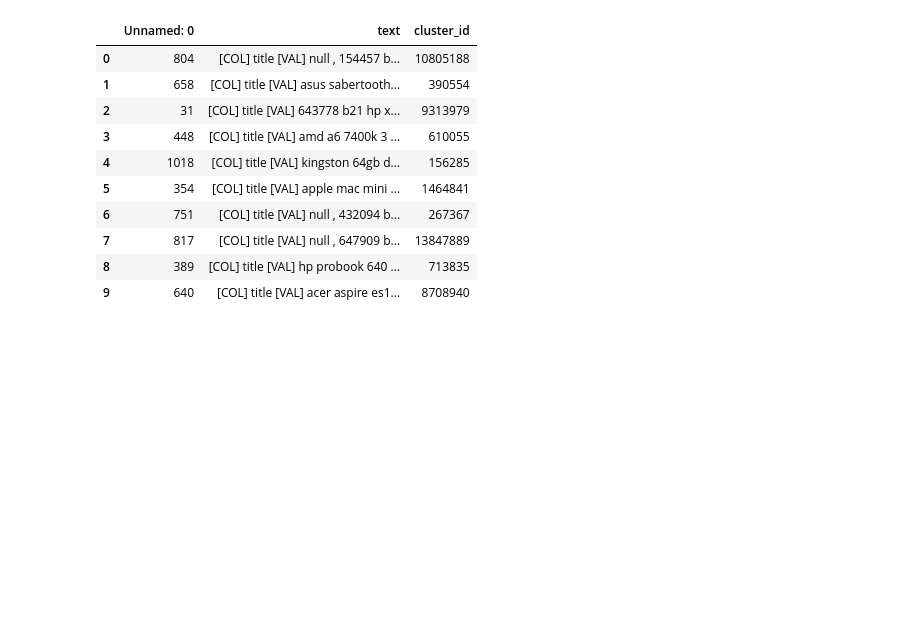
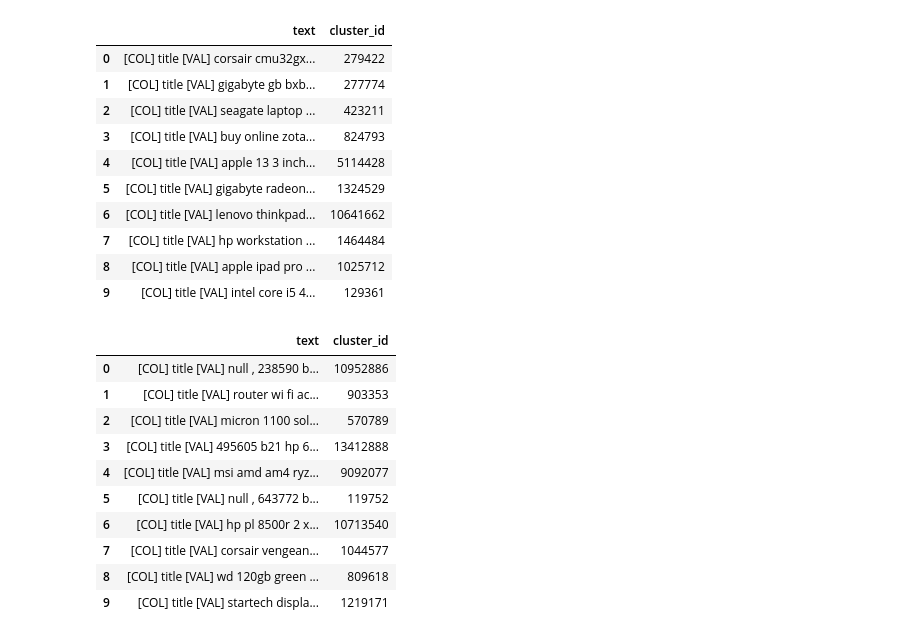
Before and after one commit to damianr13/master-thesis-kth, a Jupyter notebook: notebooks/visualizations.ipynb, the cells around one changed output. Saved outputs shown, nothing was run; the diff lists cells and outputs as text; code cells hidden in the pictures; blank space fills up the shorter version.

```diff
--- a/notebooks/visualizations.ipynb
+++ b/notebooks/visualizations.ipynb
@@ -11,21 +11,39 @@ from transformers import AutoTokenizer
 from src.predictors.contrastive import ContrastivePretrainModel, ContrastiveClassifierConfig
 from src.utils import load_as_object
 import torch
-# %%
-test_offers_df = pd.read_csv('data/processed/contrastive/wdc_computers_medium/pretrain-test.csv')
-test_offers_df.head(10)
-# %% [output]
-|  | Unnamed: 0 | text | cluster_id |
-| 0 | 804 | [COL] title [VAL] null , 154457 b... | 10805188 |
-| 1 | 658 | [COL] title [VAL] asus sabertooth... | 390554 |
-| 2 | 31 | [COL] title [VAL] 643778 b21 hp x... | 9313979 |
-| 3 | 448 | [COL] title [VAL] amd a6 7400k 3 ... | 610055 |
-| 4 | 1018 | [COL] title [VAL] kingston 64gb d... | 156285 |
-| 5 | 354 | [COL] title [VAL] apple mac mini ... | 1464841 |
-| 6 | 751 | [COL] title [VAL] null , 432094 b... | 267367 |
-| 7 | 817 | [COL] title [VAL] null , 647909 b... | 13847889 |
-| 8 | 389 | [COL] title [VAL] hp probook 640 ... | 713835 |
-| 9 | 640 | [COL] title [VAL] acer aspire es1... | 8708940 |
+# %%
+train_offers_df = pd.read_csv('data/processed/contrastive/wdc_computers_medium/pretrain-train.csv')
+train_offers_df.head(10)
+
+valid_offers_df = pd.read_csv('data/processed/contrastive/wdc_computers_medium/pretrain-valid.csv')
+valid_offers_df.head(10)
+
+train_df = pd.read_csv('data/processed/contrastive/wdc_computers_medium/train.csv')
+valid_df = pd.read_csv('data/processed/contrastive/wdc_computers_medium/valid.csv')
+test_df = pd.read_csv('data/processed/contrastive/wdc_computers_medium/test.csv')
+# %% [output]
+|  | text | cluster_id |
+| 0 | [COL] title [VAL] corsair cmu32gx... | 279422 |
+| 1 | [COL] title [VAL] gigabyte gb bxb... | 277774 |
+| 2 | [COL] title [VAL] seagate laptop ... | 423211 |
+| 3 | [COL] title [VAL] buy online zota... | 824793 |
+| 4 | [COL] title [VAL] apple 13 3 inch... | 5114428 |
+| 5 | [COL] title [VAL] gigabyte radeon... | 1324529 |
+| 6 | [COL] title [VAL] lenovo thinkpad... | 10641662 |
+| 7 | [COL] title [VAL] hp workstation ... | 1464484 |
+| 8 | [COL] title [VAL] apple ipad pro ... | 1025712 |
+| 9 | [COL] title [VAL] intel core i5 4... | 129361 |
+|  | text | cluster_id |
+| 0 | [COL] title [VAL] null , 238590 b... | 10952886 |
+| 1 | [COL] title [VAL] router wi fi ac... | 903353 |
+| 2 | [COL] title [VAL] micron 1100 sol... | 570789 |
+| 3 | [COL] title [VAL] 495605 b21 hp 6... | 13412888 |
+| 4 | [COL] title [VAL] msi amd am4 ryz... | 9092077 |
+| 5 | [COL] title [VAL] null , 643772 b... | 119752 |
+| 6 | [COL] title [VAL] hp pl 8500r 2 x... | 10713540 |
+| 7 | [COL] title [VAL] corsair vengean... | 1044577 |
+| 8 | [COL] title [VAL] wd 120gb green ... | 809618 |
+| 9 | [COL] title [VAL] startech displa... | 1219171 |
 # %%
 # tokenizer(test_offers_df['text'].iloc[0]).tokens()
 # %%
```
Also changed, not shown: parts of 10 cells of this notebook, 9 other files.
